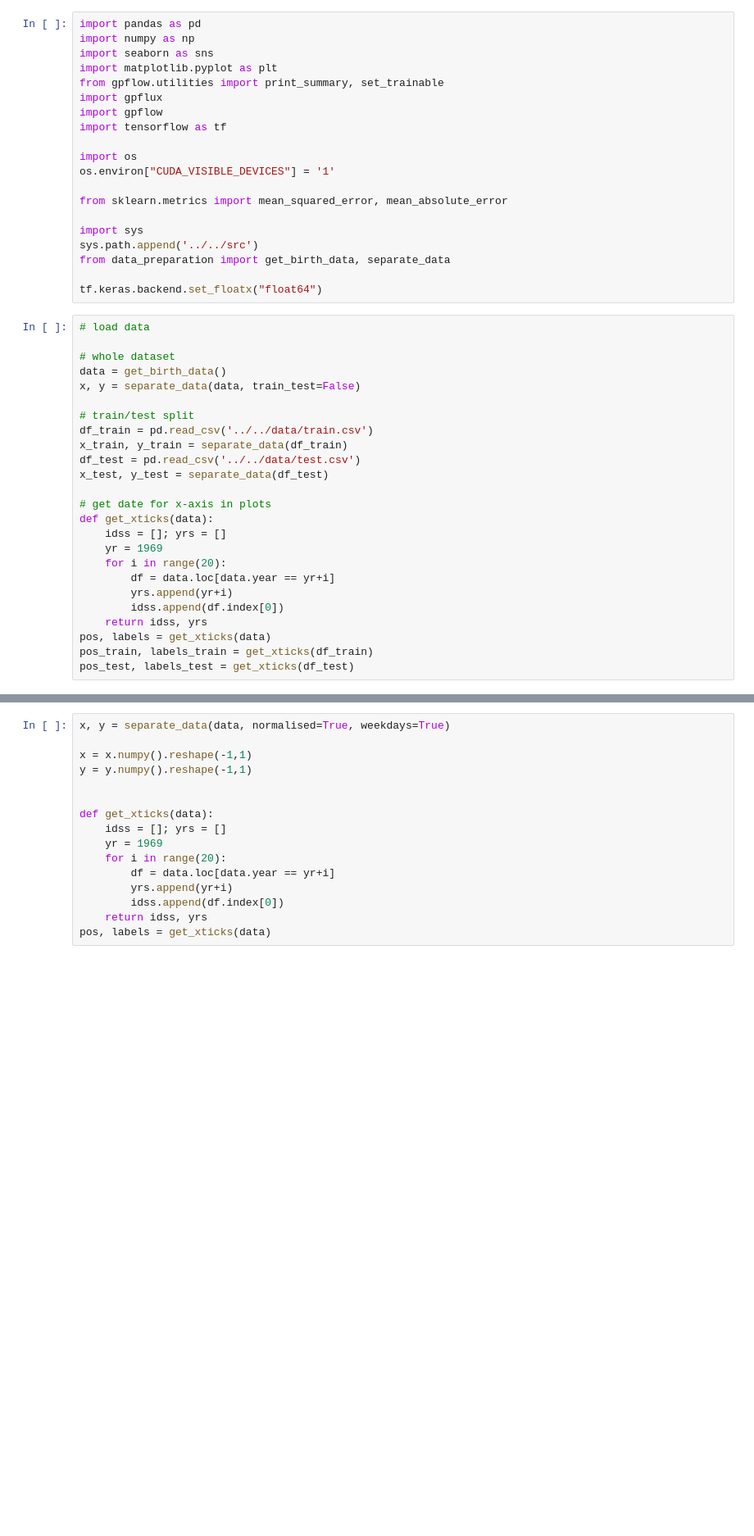
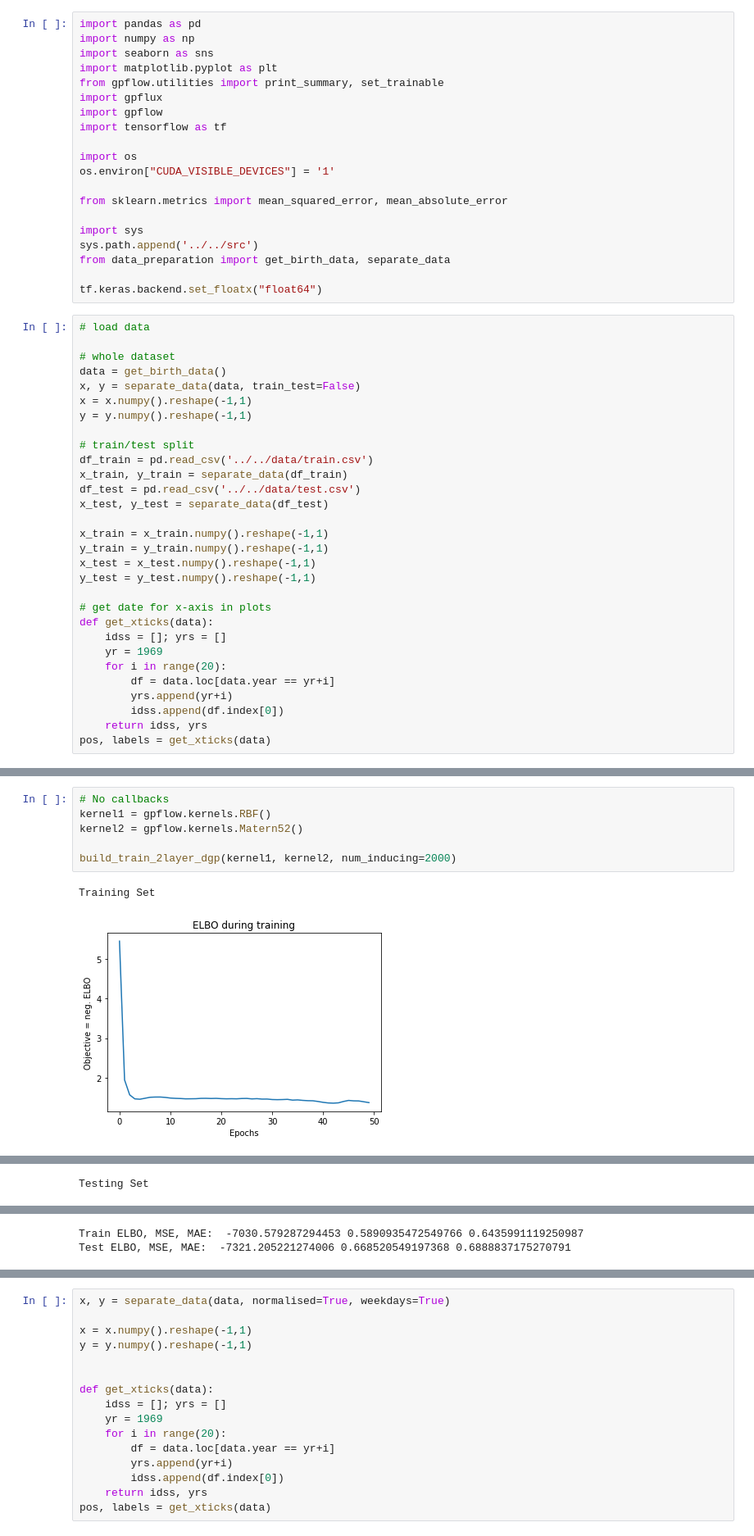
Before and after one commit to CristinaNogRod/GaussianProcesses-TimeSeries, a Jupyter notebook: notebooks/GPFlux/DeepGP.ipynb, the cells around one changed output, grey strips where cells are left out. Shown at 82% size. Saved outputs shown, nothing was run; the diff lists cells and outputs as text; blank space fills up the shorter version.

```diff
--- a/notebooks/GPFlux/DeepGP.ipynb
+++ b/notebooks/GPFlux/DeepGP.ipynb
@@ -24,12 +24,19 @@ tf.keras.backend.set_floatx("float64")
 # whole dataset
 data = get_birth_data()
 x, y = separate_data(data, train_test=False)
+x = x.numpy().reshape(-1,1)
+y = y.numpy().reshape(-1,1)
 
 # train/test split
 df_train = pd.read_csv('../../data/train.csv')
 x_train, y_train = separate_data(df_train)
 df_test = pd.read_csv('../../data/test.csv')
 x_test, y_test = separate_data(df_test)
+
+x_train = x_train.numpy().reshape(-1,1)
+y_train = y_train.numpy().reshape(-1,1)
+x_test = x_test.numpy().reshape(-1,1)
+y_test = y_test.numpy().reshape(-1,1)
 
 # get date for x-axis in plots
 def get_xticks(data):
@@ -41,6 +48,4 @@ def get_xticks(data):
         idss.append(df.index[0])
     return idss, yrs
 pos, labels = get_xticks(data)
-pos_train, labels_train = get_xticks(df_train)
-pos_test, labels_test = get_xticks(df_test)
 # %% [output]
@@ -213,0 +201,9 @@ Epoch 50/50
+# %%
+# No callbacks
+kernel1 = gpflow.kernels.RBF()
+kernel2 = gpflow.kernels.Matern52()
+
+build_train_2layer_dgp(kernel1, kernel2, num_inducing=2000)
+# %% [output]
+Training Set
+[figure, added]
@@ -213,0 +211 @@ Epoch 50/50
+Testing Set
@@ -213,0 +213,2 @@ Epoch 50/50
+Train ELBO, MSE, MAE:  -7030.579287294453 0.5890935472549766 0.6435991119250987
+Test ELBO, MSE, MAE:  -7321.205221274006 0.668520549197368 0.6888837175270791
```
Also changed, not shown: parts of 21 cells of this notebook, 1 other file.
